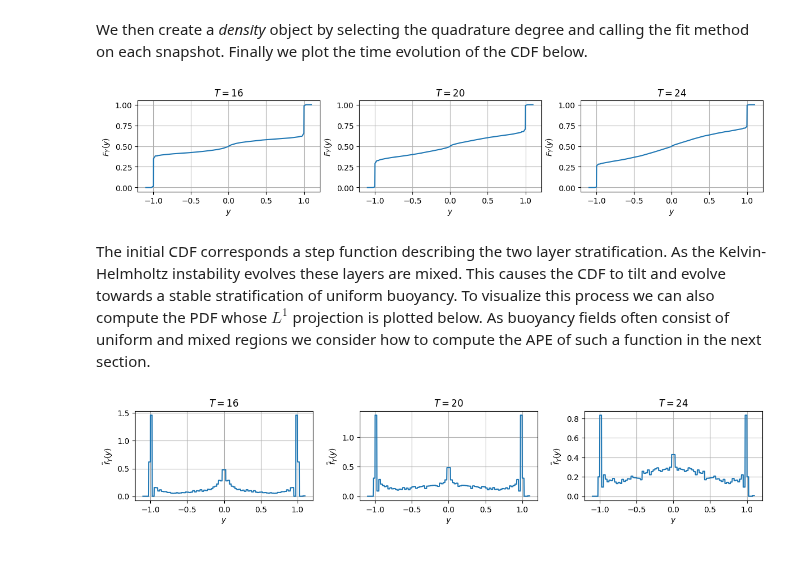
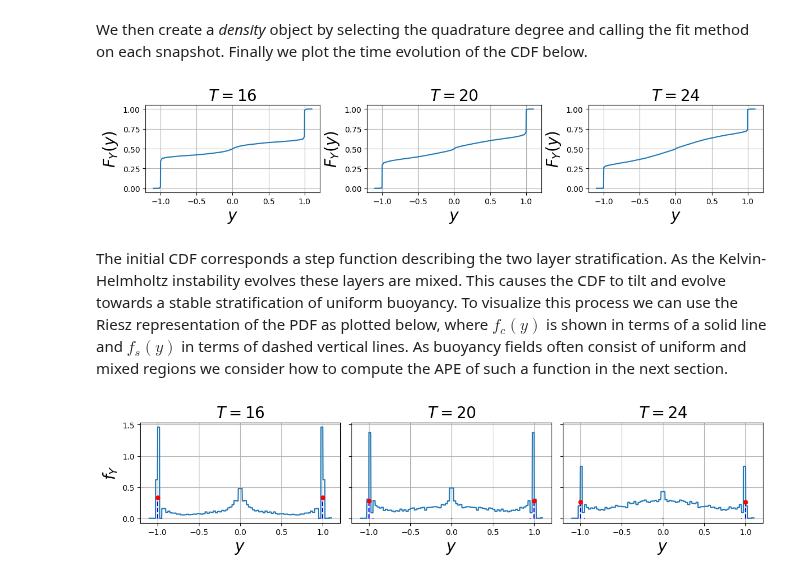
Before and after one commit to D-stratify/Numdf, a Jupyter notebook: notebooks/example_notebooks/Example_2_numerical_functions.ipynb, the cells around one changed output. Saved outputs shown, nothing was run; the diff lists cells and outputs as text; code cells hidden in the pictures.

```diff
--- a/notebooks/example_notebooks/Example_2_numerical_functions.ipynb
+++ b/notebooks/example_notebooks/Example_2_numerical_functions.ipynb
@@ -83,9 +83,9 @@ To approximate the cdf of $Y(\mathbf{x})$ using NumDF we first create a *Ptp* ob
 # %%
 y_min = -0.024
 y_max =  0.024
-ptp = Ptp(Omega_X={'x1': (0, 2*np.pi/k), 'x2': (0, 1)}, Omega_Y={'Y': (y_min, y_max)}, n_elements=200)
+ptp = Ptp(Omega_X={'x1': (0, 2*np.pi/k), 'x2': (0, 1)}, Omega_Y={'Y': (y_min, y_max)}, n_elements=100)
 # %% [markdown]
 We can then pass *Y_numerical* directly to *ptp.fit()* which identifies it as a python callable. This method can then evaluate $Y(\mathbf{x})$ on a *Quadrature Element* using a number of points directly determined by the *quadrature_degree* parameter.
 # %%
-density = ptp.fit(Y_numerical, quadrature_degree=1000)
+density = ptp.fit(Y_numerical, quadrature_degree=500)
 # %% [markdown]
@@ -199,45 +199,57 @@ We then create a *density* object by selecting the quadrature degree and calling
 # %%
 fig, ax = plt.subplots(ncols=3,figsize=(12,4))
 
 y = np.linspace(-1.1, 1.1, 10**3)
 
-PDFs = []
+fc = []
+fs = []
 for ax0,time in zip(ax, Times):
 
     Y = lambda X: Y_numerical(X,time=time)
     density = ptp.fit(Y, quadrature_degree=500)
 
     F = np.asarray(density.cdf.at(y))
-    f = np.asarray(density.pdf['f_tilde'].at(y))
 
-    PDFs.append(f)
+    fc.append(np.asarray(density.pdf['fc'].at(y)))
+    fs.append(density.pdf['fs'])
 
     ax0.plot(y,F)
-    ax0.set_title(r'$T=%d$'%time)
-    ax0.set_ylabel(r'$F_Y(y)$')
-    ax0.set_xlabel(r'$y$')
+    ax0.set_title(r'$T=%d$'%time, fontsize=20)
+    ax0.set_ylabel(r'$F_Y(y)$', fontsize=20)
+    ax0.set_xlabel(r'$y$', fontsize=20)
     ax0.set_box_aspect(0.5)
     ax0.grid()
 
 fig.tight_layout()
 plt.show()
 # %% [output]
-[figure, old version]
+[figure, new version]
 # %% [markdown]
-The initial CDF corresponds a step function describing the two layer stratification. As the Kelvin-Helmholtz instability evolves these layers are mixed. This causes the CDF to tilt and evolve towards a stable stratification of uniform buoyancy. To visualize this process we can also compute the PDF whose $L^1$ projection is plotted below. As buoyancy fields often consist of uniform and mixed regions we consider how to compute the APE of such a function in the next section.
+The initial CDF corresponds a step function describing the two layer stratification. As the Kelvin-Helmholtz instability evolves these layers are mixed. This causes the CDF to tilt and evolve towards a stable stratification of uniform buoyancy. To visualize this process we can use the Riesz representation of the PDF as plotted below, where $f_c(y)$ is shown in terms of a solid line and $f_s(y)$ in terms of dashed vertical lines. As buoyancy fields often consist of uniform and mixed regions we consider how to compute the APE of such a function in the next section.
 # %%
-fig, ax = plt.subplots(ncols=3,figsize=(12,4))
+fig, ax = plt.subplots(ncols=3,figsize=(12,4), sharey=True)
 
-for ax0,time,f in zip(ax, Times, PDFs):
+for ax0,time,f,mu in zip(ax, Times, fc, fs):
 
     ax0.plot(y, f)
-    ax0.set_title(r'$T=%d$'%time)
-    ax0.set_xlabel(r'$y$')
-    ax0.set_ylabel(r'$\tilde{f}_Y(y)$')
+
+    # Plot the Dirac measures
+    m_y = mu.function_space().mesh()
+    loc = m_y.coordinates.dat.data[:]
+    jump = mu.dat.data[:]
+
+    for j_i, y_i in zip(jump, loc):
+        ax0.plot(y_i*np.ones(50), j_i*np.linspace(0, 1, 50), 'b--')
+        if abs(j_i) > 0.01: ax0.plot(y_i, j_i, 'ro',markersize=5)
+
+    ax0.set_title(r'$T=%d$'%time, fontsize=20)
+    ax0.set_xlabel(r'$y$', fontsize=20)
+    if ax0 is ax[0]:
+        ax0.set_ylabel(r'$f_Y$', fontsize=20)
     ax0.set_box_aspect(0.5)
     ax0.grid()
 
 fig.tight_layout()
 plt.show()
 # %% [output]
-[figure, old version]
+[figure, new version]
```
Also changed, not shown: parts of 3 cells of this notebook, 8 other files.
